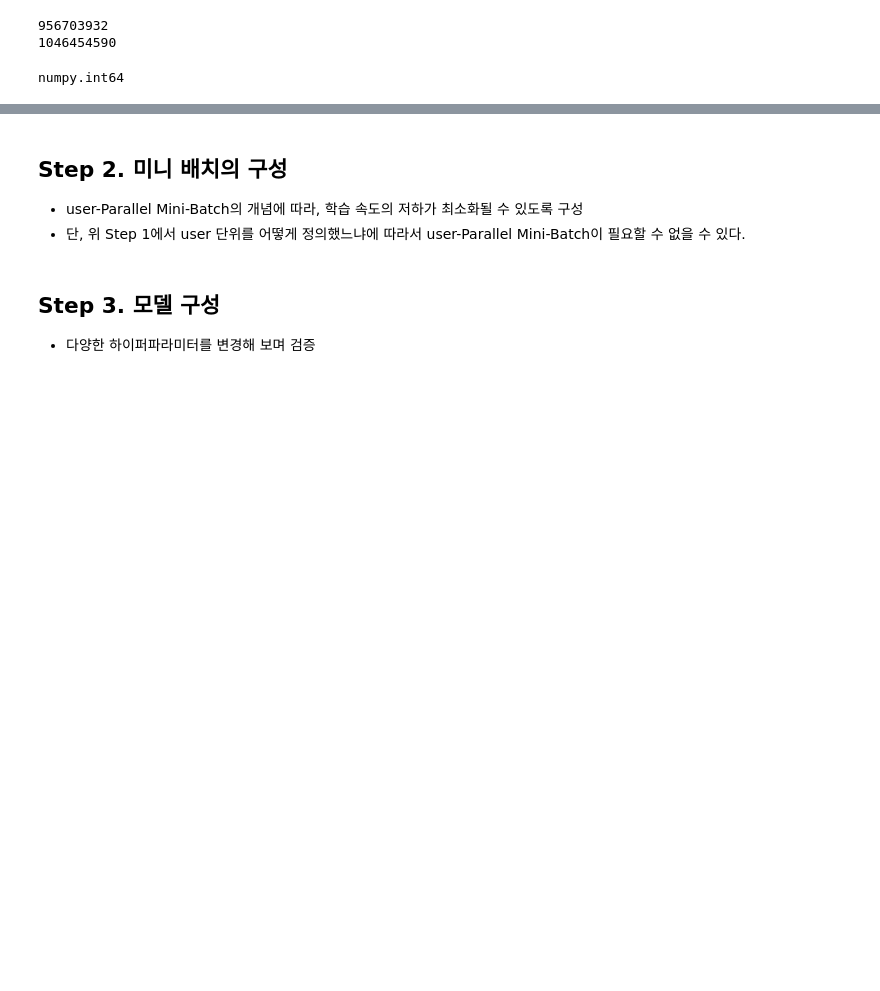
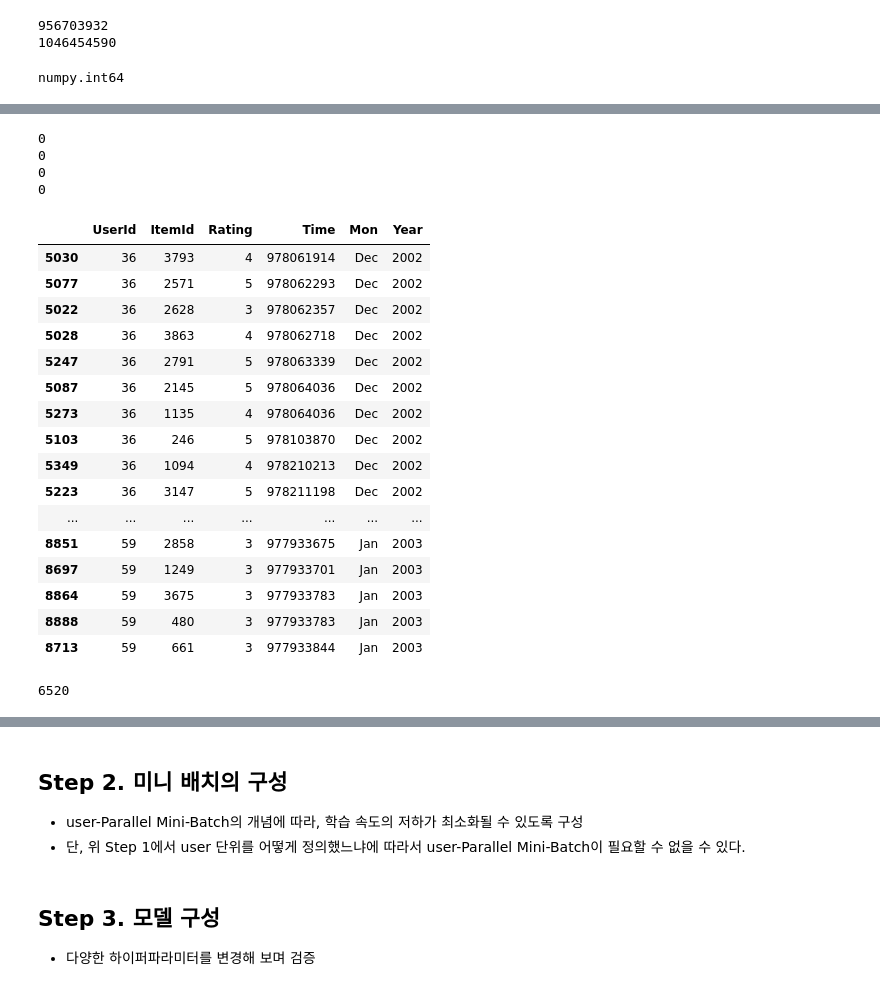
Before and after one commit to vg-rlo/aiffel-mini-projects, a Jupyter notebook: Exploration/Gru_movie_recommendation/[E-17]MovieRecommendationUsingGRU.ipynb, the cells around one changed output, grey strips where cells are left out. Drawn from its saved outputs; the diff is of its cells as text; code cells hidden in the pictures; blank space fills up the shorter version.

```diff
--- a/Exploration/Gru_movie_recommendation/[E-17]MovieRecommendationUsingGRU.ipynb
+++ b/Exploration/Gru_movie_recommendation/[E-17]MovieRecommendationUsingGRU.ipynb
@@ -41,11 +147,11 @@ def load_data(data_path: Path, nrows=None):
     return data
 # %%
-data_path = Path(os.getenv('HOME')+'/aiffel/yoochoose-data/ml-1m')
+data_path = Path(os.getenv('HOME')+'/aiffel/gru_recommendation/ml-1m')
 train_path = data_path / 'ratings.dat'
 
 # desc 에 진행 작업에 대한 설명을 추가 가능
 # mininterval에 최소 업데이트 주기를 설정 가능
 for ii in tqdm(range(100), desc="tqdm example", mininterval=0.01):
     data = load_data(train_path, None)
-#     data.sort_values(['UserId', 'Time'], inplace=True)  # data를 id와 시간 순서로 정렬해줍니다.
+    data.sort_values(['UserId', 'Time'], inplace=True)  # data를 id와 시간 순서로 정렬해줍니다.
     data
@@ -177,0 +255,6 @@ plt.show()
+# %%
+import time as tm
+
+data_time = data['Time']
+# print(time.gmtime(time[i]))
+data_time[0]
@@ -188,0 +348,11 @@ numpy.int64
+# %%
+# append하는게 좋은 코드는 아니지만 일단 적용 .ㅎㅎ..
+tmp = []
+for i in range(len(data['Time'])):
+    tmp.append(tm.asctime(tm.gmtime(data_time[i])).split()[1])
+data['Mon'] = tmp
+
+tmp = []
+for i in range(len(data['Time'])):
+    tmp.append(tm.asctime(tm.gmtime(data_time[i])).split()[-1])
+data['Year'] = tmp
@@ -188,0 +388,44 @@ numpy.int64
+# %%
+# 2002년 11월부터 2003년 2월로 Filtering
+
+tmp1 = data[(data['Year']=='2002') & (data['Mon']=='Nov')]
+tmp2 = data[(data['Year']=='2002') & (data['Mon']=='Dec')]
+tmp3 = data[(data['Year']=='2003') & (data['Mon']=='Jan')]
+tmp4 = data[(data['Year']=='2003') & (data['Mon']=='Feb')]
+
+data = pd.concat([tmp1,tmp2,tmp3, tmp4])
+data.sort_values(['UserId', 'Time'], inplace=True)  # data를 id와 시간 순서로 재정렬해줍니다.
+# %%
+print(len(data[(data['Year']=='2002') & (data['Mon']=='Nov')]))
+print(len(data[(data['Year']=='2002') & (data['Mon']=='Dec')]))
+print(len(data[(data['Year']=='2003') & (data['Mon']=='Jan')]))
+print(len(data[(data['Year']=='2003') & (data['Mon']=='Feb')]))
+# %% [output]
+0
+0
+0
+0
+# %%
+data.head(20)
+# %% [output]
+|  | UserId | ItemId | Rating | Time | Mon | Year |
+| 5030 | 36 | 3793 | 4 | 978061914 | Dec | 2002 |
+| 5077 | 36 | 2571 | 5 | 978062293 | Dec | 2002 |
+| 5022 | 36 | 2628 | 3 | 978062357 | Dec | 2002 |
+| 5028 | 36 | 3863 | 4 | 978062718 | Dec | 2002 |
+| 5247 | 36 | 2791 | 5 | 978063339 | Dec | 2002 |
+| 5087 | 36 | 2145 | 5 | 978064036 | Dec | 2002 |
+| 5273 | 36 | 1135 | 4 | 978064036 | Dec | 2002 |
+| 5103 | 36 | 246 | 5 | 978103870 | Dec | 2002 |
+| 5349 | 36 | 1094 | 4 | 978210213 | Dec | 2002 |
+| 5223 | 36 | 3147 | 5 | 978211198 | Dec | 2002 |
+| ... | ... | ... | ... | ... | ... | ... |
+| 8851 | 59 | 2858 | 3 | 977933675 | Jan | 2003 |
+| 8697 | 59 | 1249 | 3 | 977933701 | Jan | 2003 |
+| 8864 | 59 | 3675 | 3 | 977933783 | Jan | 2003 |
+| 8888 | 59 | 480 | 3 | 977933783 | Jan | 2003 |
+| 8713 | 59 | 661 | 3 | 977933844 | Jan | 2003 |
+# %%
+len(data)
+# %% [output]
+6520
```
Also changed, not shown: parts of 79 cells of this notebook.
